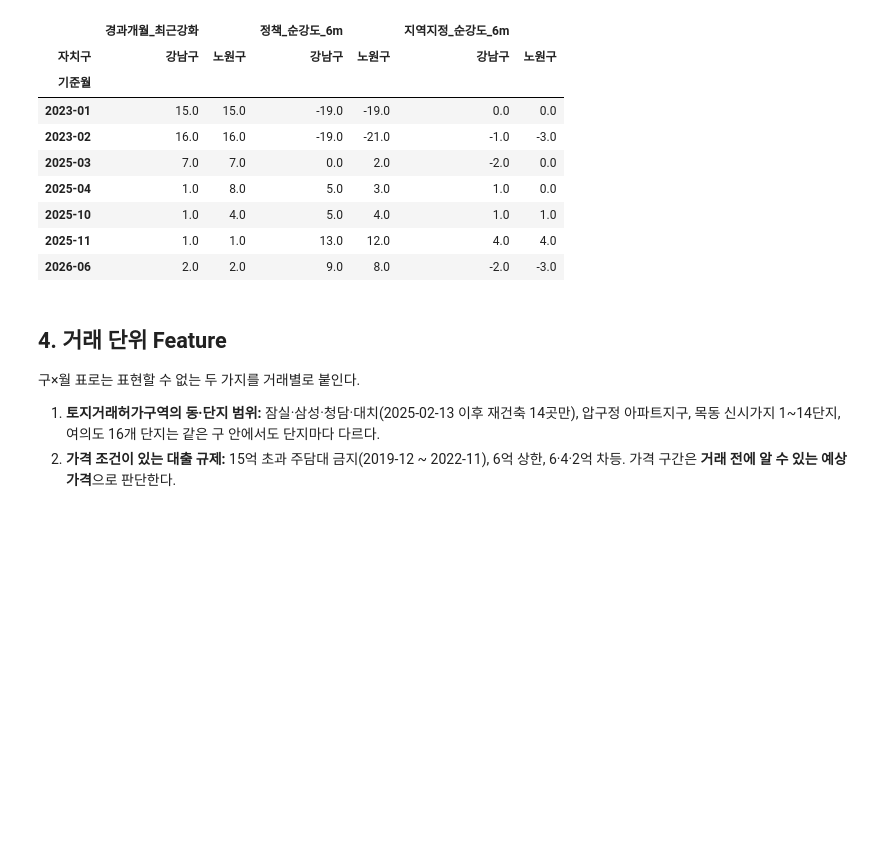
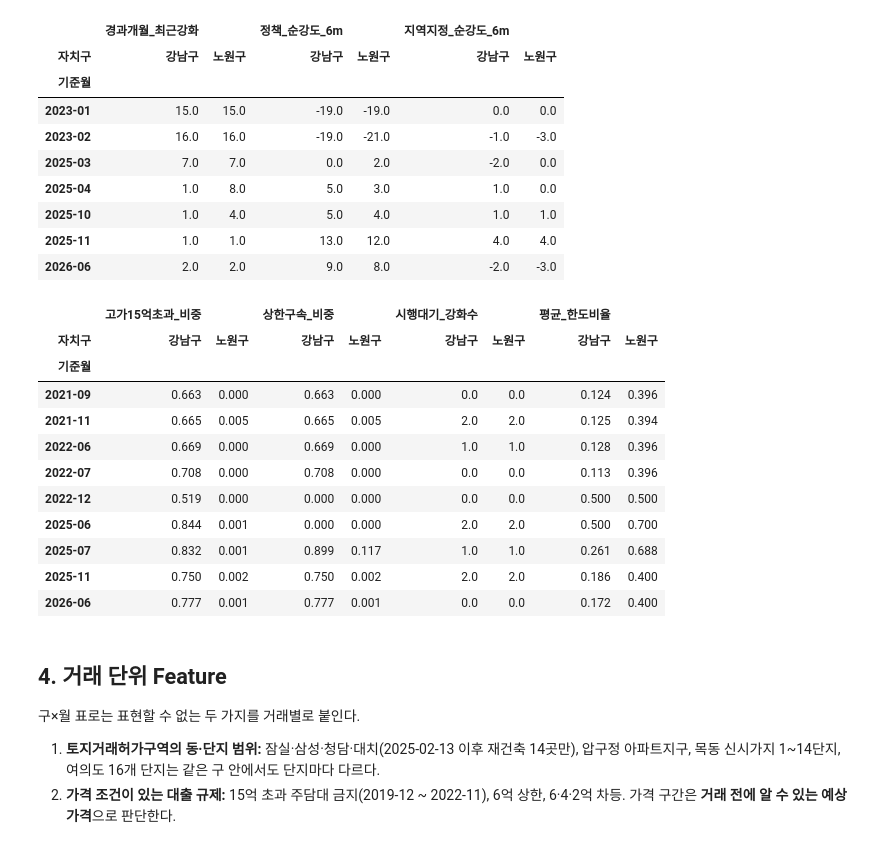
Before and after one commit to Overlay1010/apartment_price, a Jupyter notebook: notebook/v2_5year_notebook/eda/v2/03_policy.ipynb, the cells around one changed output. Drawn from its saved outputs; the diff is of its cells as text; code cells hidden in the pictures; blank space fills up the shorter version.

```diff
--- a/notebook/v2_5year_notebook/eda/v2/03_policy.ipynb
+++ b/notebook/v2_5year_notebook/eda/v2/03_policy.ipynb
@@ -607,9 +654,9 @@ print("발표월 범위:", ev_gu_all["known_month"].min(), "~", ev_gu_all["known
 #   → m월 값은 m-3(또는 m-6) ~ m-1월 발표분만 포함한다.
 # ============================================================
 
-def dedupe_bundles(ev_gu):
+def dedupe_bundles(ev_gu, extra_keys=()):
     # 같은 날 같은 영역·같은 방향으로 발표된 행(한 대책을 여러 행으로 나눈 경우)은 강도가 가장 큰 1건만 센다.
-    key = ["자치구", "known_date", "policy_group", "is_supply", "sign"]
+    key = ["자치구", "known_date", "policy_group", "is_supply", "sign", *extra_keys]
     return (
         ev_gu.assign(known_date=ev_gu["announce_date"].fillna(ev_gu["effective_date"]))
         .sort_values(["intensity", "event_id"], ascending=[False, True])
@@ -775,6 +886,34 @@ display(
 | 2025-10 | 1.0 | 4.0 | 5.0 | 4.0 | 1.0 | 1.0 |
 | 2025-11 | 1.0 | 1.0 | 13.0 | 12.0 | 4.0 | 4.0 |
 | 2026-06 | 2.0 | 2.0 | 9.0 | 8.0 | -2.0 | -3.0 |
+# %%
+# ============================================================
+# 시행 대기·규제 노출도 예시: 강남구 vs 노원구
+# - 2021-11 ~ 2022-06: DSR 3단계(2021-10-26 발표, 2022-07-01 시행) 대기
+# - 2025-06: 스트레스 DSR 3단계(2025-05-20 발표, 07-01 시행) 대기
+# - 2025-11 이후: 10.15 한도 차등으로 강남의 상한구속 비중이 크게 오른다.
+# ============================================================
+
+display(
+    policy_rm[policy_rm["자치구"].isin(["강남구", "노원구"])]
+    .pivot_table(index="기준월", columns="자치구",
+                 values=["시행대기_강화수", "평균_한도비율", "상한구속_비중", "고가15억초과_비중"])
+    .loc[["2021-09", "2021-11", "2022-06", "2022-07", "2022-12", "2025-06", "2025-07", "2025-11", "2026-06"]]
+    .round(3)
+)
+# %% [output]
+|  | 고가15억초과_비중 |  | 상한구속_비중 |  | 시행대기_강화수 |  | 평균_한도비율 |  |
+| 자치구 | 강남구 | 노원구 | 강남구 | 노원구 | 강남구 | 노원구 | 강남구 | 노원구 |
+| 기준월 |  |  |  |  |  |  |  |  |
+| 2021-09 | 0.663 | 0.000 | 0.663 | 0.000 | 0.0 | 0.0 | 0.124 | 0.396 |
+| 2021-11 | 0.665 | 0.005 | 0.665 | 0.005 | 2.0 | 2.0 | 0.125 | 0.394 |
+| 2022-06 | 0.669 | 0.000 | 0.669 | 0.000 | 1.0 | 1.0 | 0.128 | 0.396 |
+| 2022-07 | 0.708 | 0.000 | 0.708 | 0.000 | 0.0 | 0.0 | 0.113 | 0.396 |
+| 2022-12 | 0.519 | 0.000 | 0.000 | 0.000 | 0.0 | 0.0 | 0.500 | 0.500 |
+| 2025-06 | 0.844 | 0.001 | 0.000 | 0.000 | 2.0 | 2.0 | 0.500 | 0.700 |
+| 2025-07 | 0.832 | 0.001 | 0.899 | 0.117 | 1.0 | 1.0 | 0.261 | 0.688 |
+| 2025-11 | 0.750 | 0.002 | 0.750 | 0.002 | 2.0 | 2.0 | 0.186 | 0.400 |
+| 2026-06 | 0.777 | 0.001 | 0.777 | 0.001 | 0.0 | 0.0 | 0.172 | 0.400 |
 # %% [markdown]
 ## 4. 거래 단위 Feature
 
```
Also changed, not shown: parts of 14 cells of this notebook, 2 other files.
